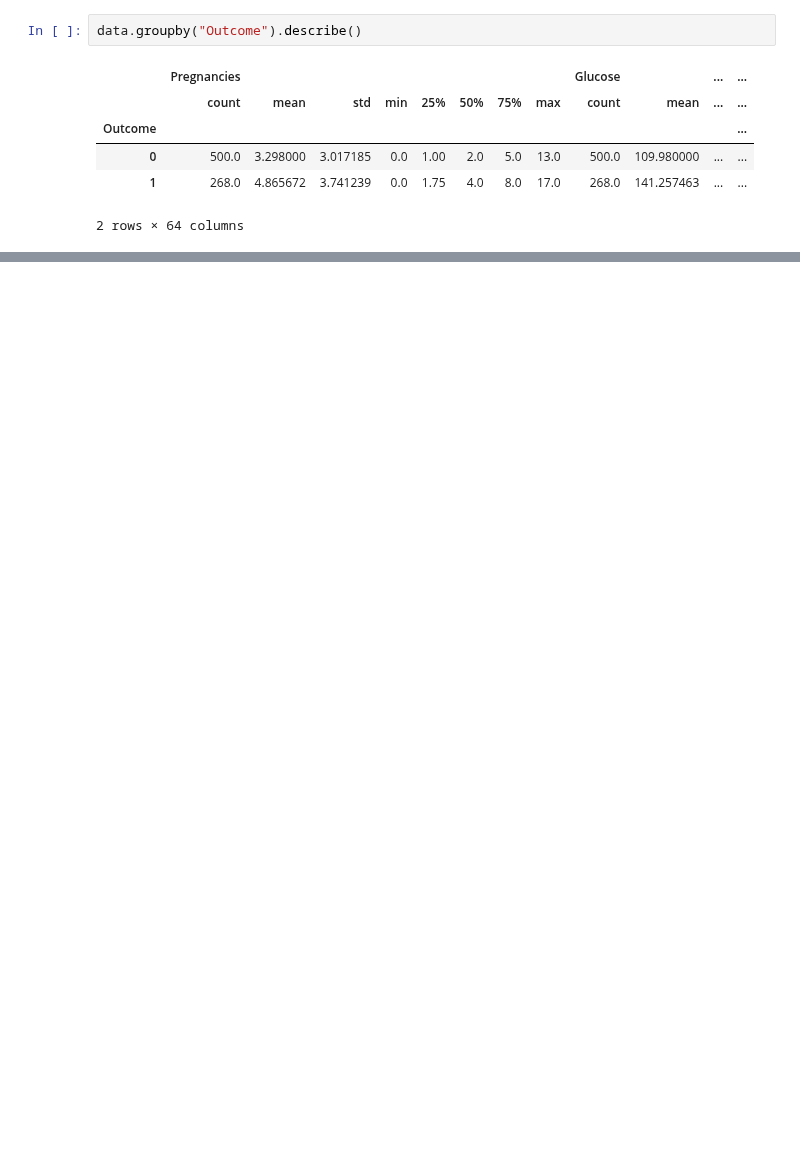
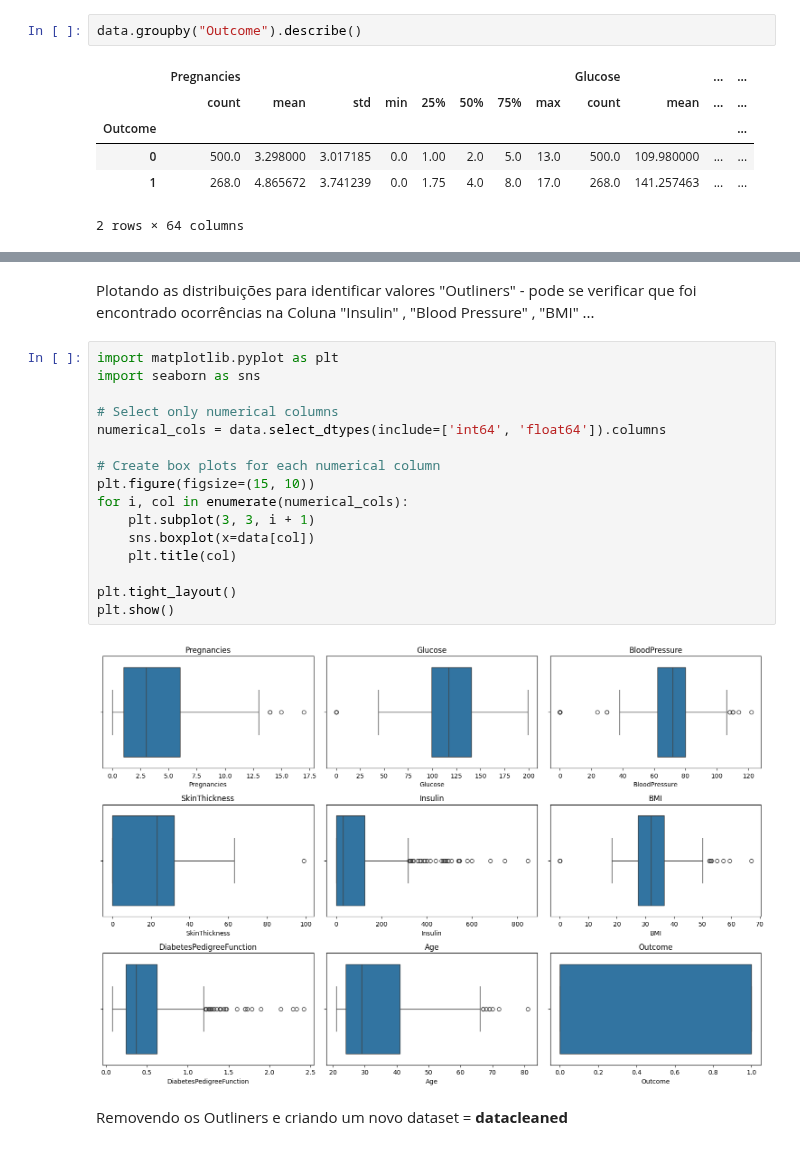
Before and after one commit to LaerteKimura/FIAP_trabalho_ML_Diagnostico, a Jupyter notebook: FIAP_trabalho_ML_Diagnostico.ipynb, the cells around one changed output, grey strips where cells are left out. Cells and saved outputs as stored; diff of their text form; blank space fills up the shorter version.

Commit message:
Atualizando com comentários simples e plotagem de dados buscando outliners

```diff
--- a/FIAP_trabalho_ML_Diagnostico.ipynb
+++ b/FIAP_trabalho_ML_Diagnostico.ipynb
@@ -106,0 +99,22 @@ data.corr()
+# %% [markdown]
+Plotando as distribuições para identificar valores "Outliners" - pode se verificar que foi encontrado ocorrências na Coluna "Insulin" , "Blood Pressure" , "BMI" ...
+# %%
+import matplotlib.pyplot as plt
+import seaborn as sns
+
+# Select only numerical columns
+numerical_cols = data.select_dtypes(include=['int64', 'float64']).columns
+
+# Create box plots for each numerical column
+plt.figure(figsize=(15, 10))
+for i, col in enumerate(numerical_cols):
+    plt.subplot(3, 3, i + 1)
+    sns.boxplot(x=data[col])
+    plt.title(col)
+
+plt.tight_layout()
+plt.show()
+# %% [output]
+[figure, added]
+# %% [markdown]
+Removendo os Outliners e criando um novo dataset = **datacleaned**
```
Also changed, not shown: parts of 26 cells of this notebook.
